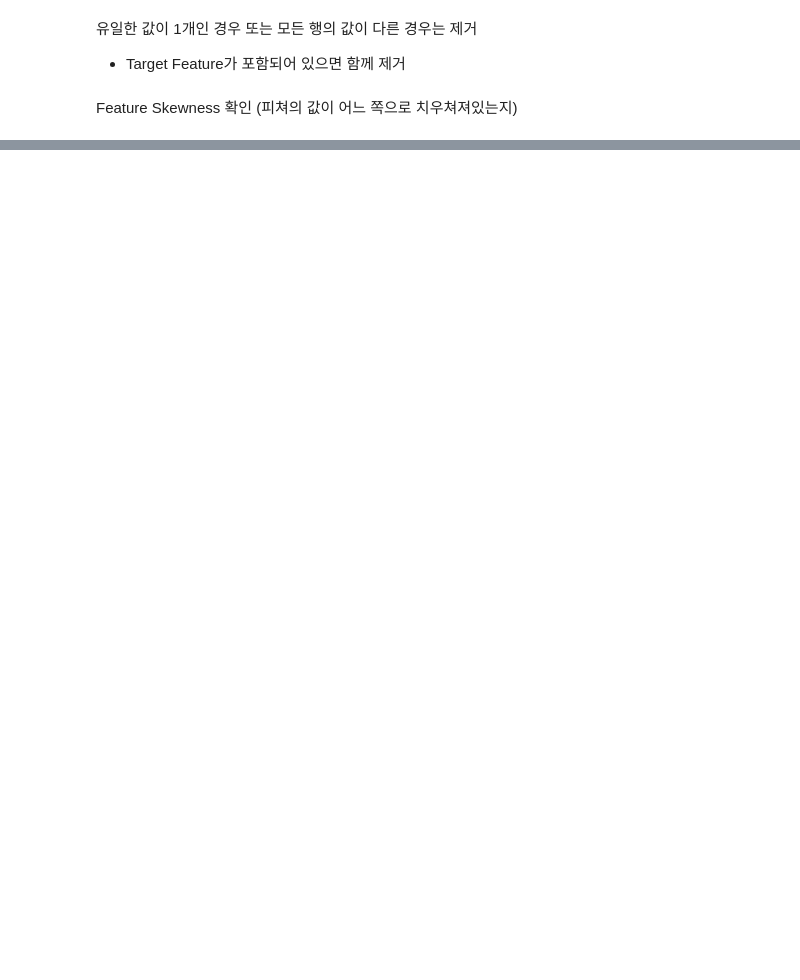
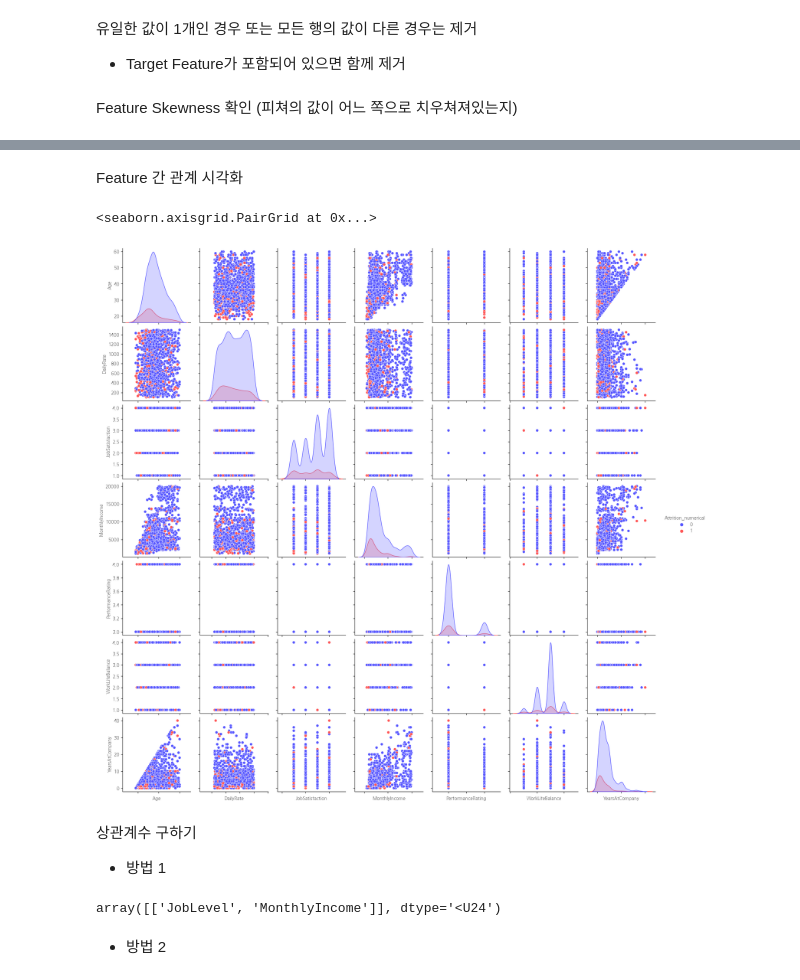
Before and after one commit to yunyun3599/MLStudy, a Jupyter notebook: Data_Anaylsis_And_Machine_Learning/04_analyzing_reason_of_employee_leaving_with_HR_data/analyzing_reason_of_employee_leaving_with_HR_data.ipynb, the cells around one changed output, grey strips where cells are left out. Drawn from its saved outputs; the diff is of its cells as text; code cells hidden in the pictures; blank space fills up the shorter version.

```diff
--- a/Data_Anaylsis_And_Machine_Learning/04_analyzing_reason_of_employee_leaving_with_HR_data/analyzing_reason_of_employee_leaving_with_HR_data.ipynb
+++ b/Data_Anaylsis_And_Machine_Learning/04_analyzing_reason_of_employee_leaving_with_HR_data/analyzing_reason_of_employee_leaving_with_HR_data.ipynb
@@ -350,0 +532,16 @@ for i in range(0, len(col_attrition_num)):
+# %% [markdown]
+Feature 간 관계 시각화
+# %%
+# Refining our list of numerical variables
+numerical = [u'Age', u'DailyRate', u'JobSatisfaction', u'MonthlyIncome', u'PerformanceRating', u'WorkLifeBalance',
+             u'YearsAtCompany', u'Attrition_numerical']
+
+g = sns.pairplot(attrition[numerical], hue='Attrition_numerical',
+                 palette='seismic', diag_kind='kde', diag_kws=dict(shade=True))
+g.set(xticklabels=[])
+# %% [output]
+<seaborn.axisgrid.PairGrid at 0x...>
+[figure, added]
+# %% [markdown]
+상관계수 구하기
+- 방법 1
@@ -350,0 +555,7 @@ for i in range(0, len(col_attrition_num)):
+# %%
+high_corr_num = comb_num_feat[np.abs(corr_num_feat) >= 0.9]
+high_corr_num
+# %% [output]
+array([['JobLevel', 'MonthlyIncome']], dtype='<U24')
+# %% [markdown]
+- 방법 2
```
Also changed, not shown: parts of 35 cells of this notebook.
